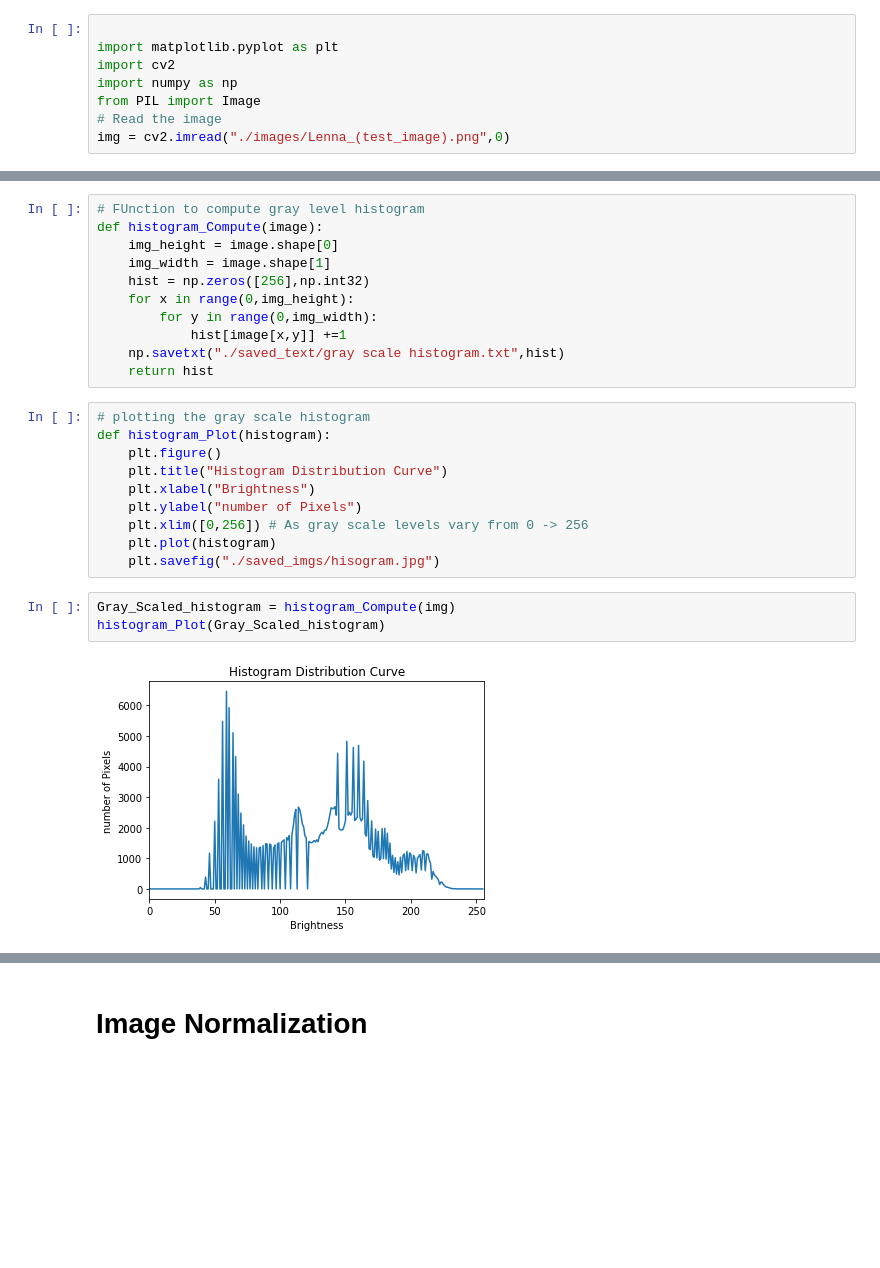
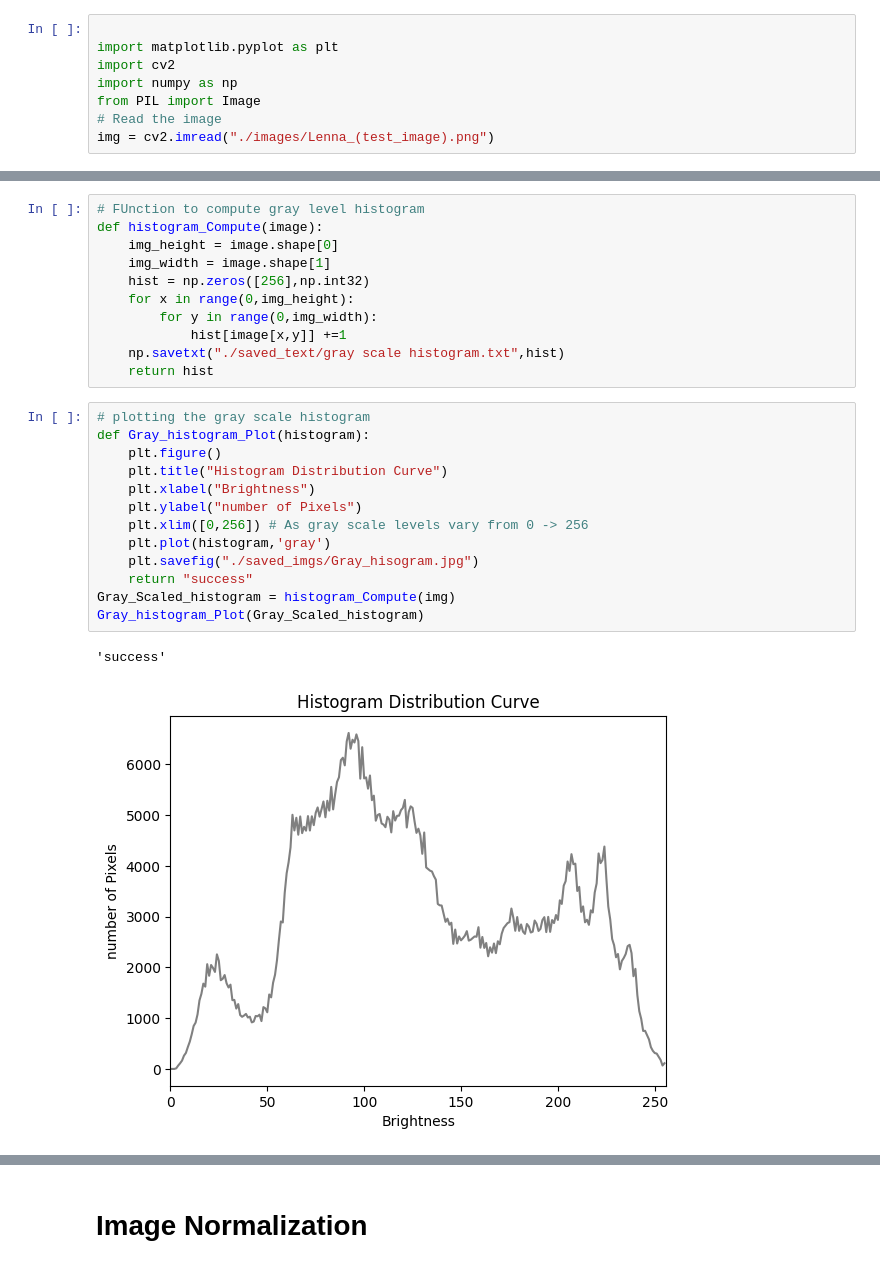
Before and after one commit to ahmedhassan187/CV_Task1, a Jupyter notebook: histogram&Normalization.ipynb, the cells around one changed output, grey strips where cells are left out. Drawn from its saved outputs; the diff is of its cells as text; blank space fills up the shorter version.

```diff
--- a/histogram&Normalization.ipynb
+++ b/histogram&Normalization.ipynb
@@ -5,7 +5,7 @@ import cv2
 import numpy as np
 from PIL import Image
 # Read the image
-img = cv2.imread("./images/Lenna_(test_image).png",0)
+img = cv2.imread("./images/Lenna_(test_image).png")
 # %% [markdown]
 # Histogram Distribution Curve
 # %%
@@ -21,16 +21,17 @@ def histogram_Compute(image):
     return hist
 # %%
 # plotting the gray scale histogram
-def histogram_Plot(histogram):
+def Gray_histogram_Plot(histogram):
     plt.figure()
     plt.title("Histogram Distribution Curve")
     plt.xlabel("Brightness")
     plt.ylabel("number of Pixels")
     plt.xlim([0,256]) # As gray scale levels vary from 0 -> 256
-    plt.plot(histogram)
-    plt.savefig("./saved_imgs/hisogram.jpg")
+    plt.plot(histogram,'gray')
+    plt.savefig("./saved_imgs/Gray_hisogram.jpg")
+    return "success"
+Gray_Scaled_histogram = histogram_Compute(img)
+Gray_histogram_Plot(Gray_Scaled_histogram)
+# %% [output]
+'success'
+[figure, added]
-# %%
-Gray_Scaled_histogram = histogram_Compute(img)
-histogram_Plot(Gray_Scaled_histogram)
-# %% [output]
-[figure, removed]
```
Also changed, not shown: parts of 4 cells of this notebook, 5 other files.
